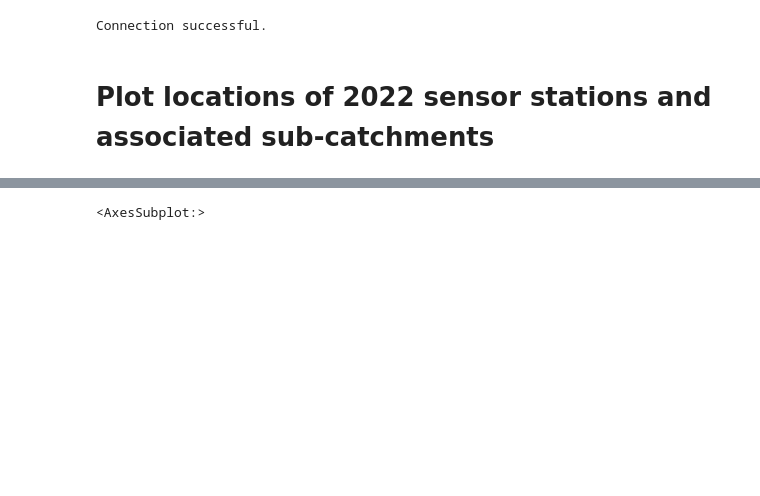
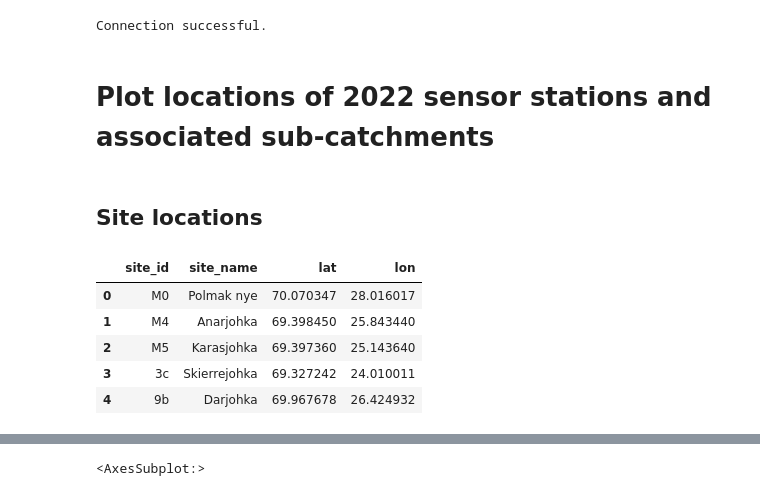
Before and after one commit to NIVANorge/quantom, a Jupyter notebook: notebooks/tana_sensor_catchments_2022.ipynb, the cells around one changed output, grey strips where cells are left out. Cells and saved outputs as stored; diff of their text form; code cells hidden in the pictures; blank space fills up the shorter version.

```diff
--- a/notebooks/tana_sensor_catchments_2022.ipynb
+++ b/notebooks/tana_sensor_catchments_2022.ipynb
@@ -14,3 +14,17 @@ eng = nivapy.da.connect_postgis()
 Connection successful.
 # %% [markdown]
 # Plot locations of 2022 sensor stations and associated sub-catchments
+# %% [markdown]
+## Site locations
+# %%
+# Lat/lon co-ords
+xl_path = "../data/subcatchments_metadata/outlet_coordinates/tana_2022_sensor_sites_outlet_coords.xlsx"
+df = pd.read_excel(xl_path)
+df.head()
+# %% [output]
+|  | site_id | site_name | lat | lon |
+| 0 | M0 | Polmak nye | 70.070347 | 28.016017 |
+| 1 | M4 | Anarjohka | 69.398450 | 25.843440 |
+| 2 | M5 | Karasjohka | 69.397360 | 25.143640 |
+| 3 | 3c | Skierrejohka | 69.327242 | 24.010011 |
+| 4 | 9b | Darjohka | 69.967678 | 26.424932 |
```
Also changed, not shown: parts of 9 cells of this notebook, 9 other files.
